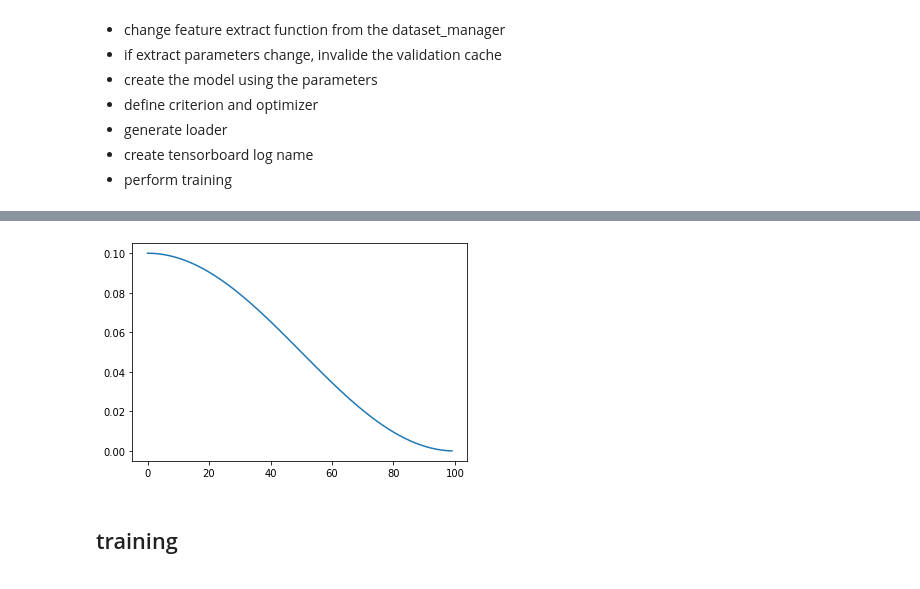
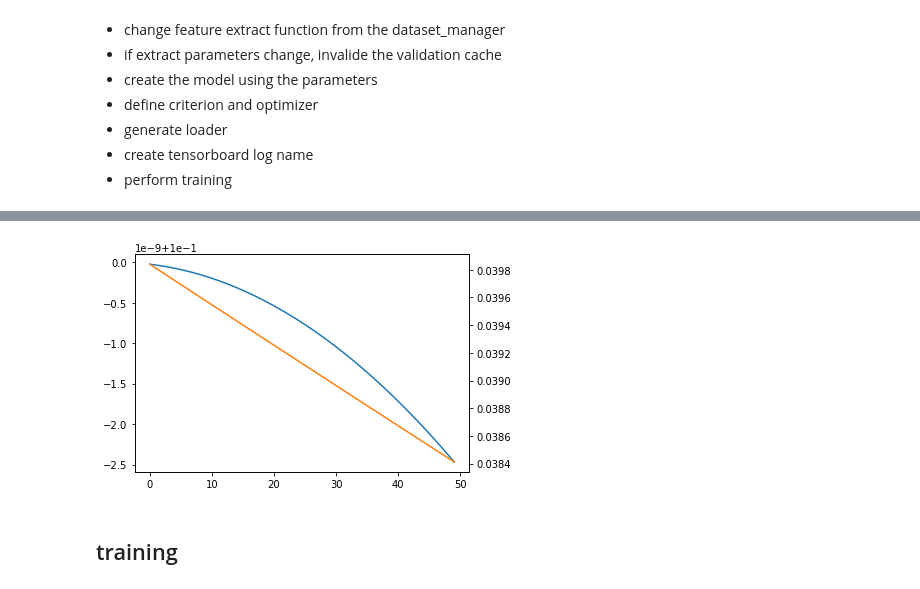
Before and after one commit to lcances/Deep-Co-Training, a Jupyter notebook: notebooks/full_supervised_better_model.ipynb, the cells around one changed output, grey strips where cells are left out. Saved outputs shown, nothing was run; the diff lists cells and outputs as text; code cells hidden in the pictures.

```diff
--- a/notebooks/full_supervised_better_model.ipynb
+++ b/notebooks/full_supervised_better_model.ipynb
@@ -493,13 +479,20 @@ callbacks = []
 title = "%s_%s_Cosd-lr_sgd-0.01lr-wd0.001_%de_no_augment" % ( get_datetime(), model_func.__name__, nb_epoch )
 tensorboard = SummaryWriter(log_dir="tensorboard/%s" % title, comment=model_func.__name__)
 # %%
-import matplotlib.pyplot as plt
-a = np.arange(0, 100)
+## import matplotlib.pyplot as plt
+
+a = np.linspace(0.001, 0.01, )
+
+
 b = lr_lambda(a)
+c = deriv(a)
+
 plt.plot(b)
+plt.twinx()
+plt.plot(c, color="C1")
 plt.show()
 # %% [output]
-[figure, old version]
+[figure, new version]
 # %% [markdown]
 ## training
 # %%
```
Also changed, not shown: parts of 11 cells of this notebook.
